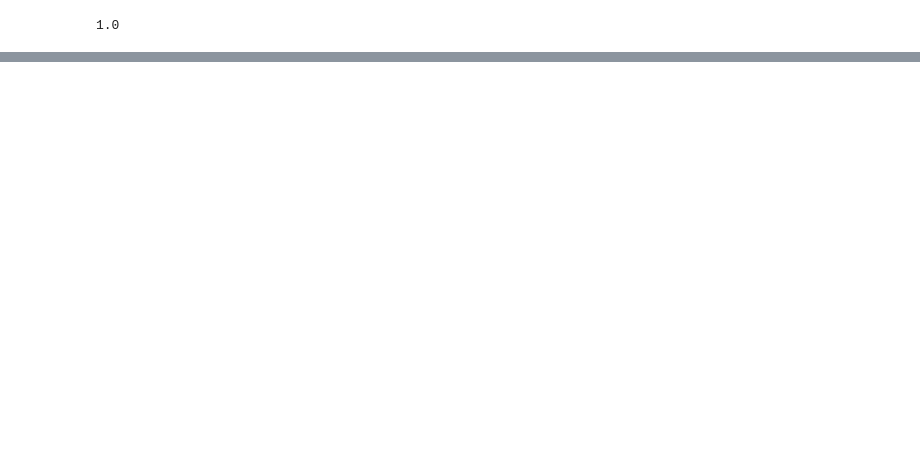
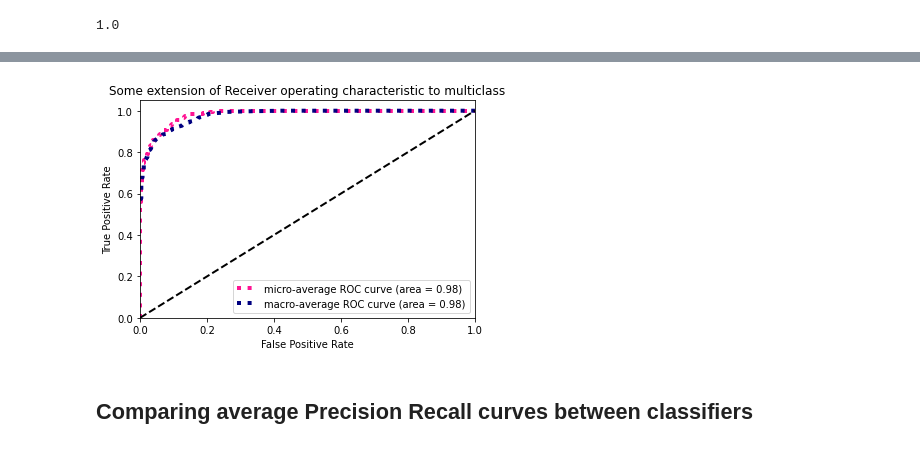
Before and after one commit to Seb125/Classification_of_musical_Genres, a Jupyter notebook: Genres_Classifier.ipynb, the cells around one changed output, grey strips where cells are left out. Drawn from its saved outputs; the diff is of its cells as text; code cells hidden in the pictures; blank space fills up the shorter version.

```diff
--- a/Genres_Classifier.ipynb
+++ b/Genres_Classifier.ipynb
@@ -441,0 +624,19 @@ metrics.accuracy_score(y_train, y_pred)
+# %%
+from sklearn.metrics import auc
+
+# roc curve
+fpr = dict()
+tpr = dict()
+roc_auc = dict()
+
+for i in range(n_classes):
+    fpr[i], tpr[i], _ = roc_curve(Y_test[:, i],
+                                  y_score[:, i])
+    roc_auc[i] = auc(fpr[i], tpr[i])
+    plt.plot(fpr[i], tpr[i], lw=2, label='class {}'.format(i))
+
+plt.xlabel("false positive rate")
+plt.ylabel("true positive rate")
+plt.legend(loc="best")
+plt.title("ROC curve")
+plt.show()
@@ -441,0 +645,52 @@ metrics.accuracy_score(y_train, y_pred)
+# %%
+# Compute micro-average ROC curve and ROC area
+fpr["micro"], tpr["micro"], _ = roc_curve(Y_test.ravel(), y_score.ravel())
+roc_auc["micro"] = auc(fpr["micro"], tpr["micro"])
+
+# First aggregate all false positive rates
+all_fpr = np.unique(np.concatenate([fpr[i] for i in range(n_classes)]))
+
+# Then interpolate all ROC curves at this points
+mean_tpr = np.zeros_like(all_fpr)
+for i in range(n_classes):
+    mean_tpr += np.interp(all_fpr, fpr[i], tpr[i])
+
+# Finally average it and compute AUC
+mean_tpr /= n_classes
+
+fpr["macro"] = all_fpr
+tpr["macro"] = mean_tpr
+roc_auc["macro"] = auc(fpr["macro"], tpr["macro"])
+
+# Plot all ROC curves
+plt.figure()
+plt.plot(
+    fpr["micro"],
+    tpr["micro"],
+    label="micro-average ROC curve (area = {0:0.2f})".format(roc_auc["micro"]),
+    color="deeppink",
+    linestyle=":",
+    linewidth=4,
+)
+
+plt.plot(
+    fpr["macro"],
+    tpr["macro"],
+    label="macro-average ROC curve (area = {0:0.2f})".format(roc_auc["macro"]),
+    color="navy",
+    linestyle=":",
+    linewidth=4,
+)
+
+plt.plot([0, 1], [0, 1], "k--", lw=2)
+plt.xlim([0.0, 1.0])
+plt.ylim([0.0, 1.05])
+plt.xlabel("False Positive Rate")
+plt.ylabel("True Positive Rate")
+plt.title("Some extension of Receiver operating characteristic to multiclass")
+plt.legend(loc="lower right")
+plt.show()
+# %% [output]
+[figure, added]
+# %% [markdown]
+## Comparing average Precision Recall curves between classifiers
```
Also changed, not shown: parts of 48 cells of this notebook.
